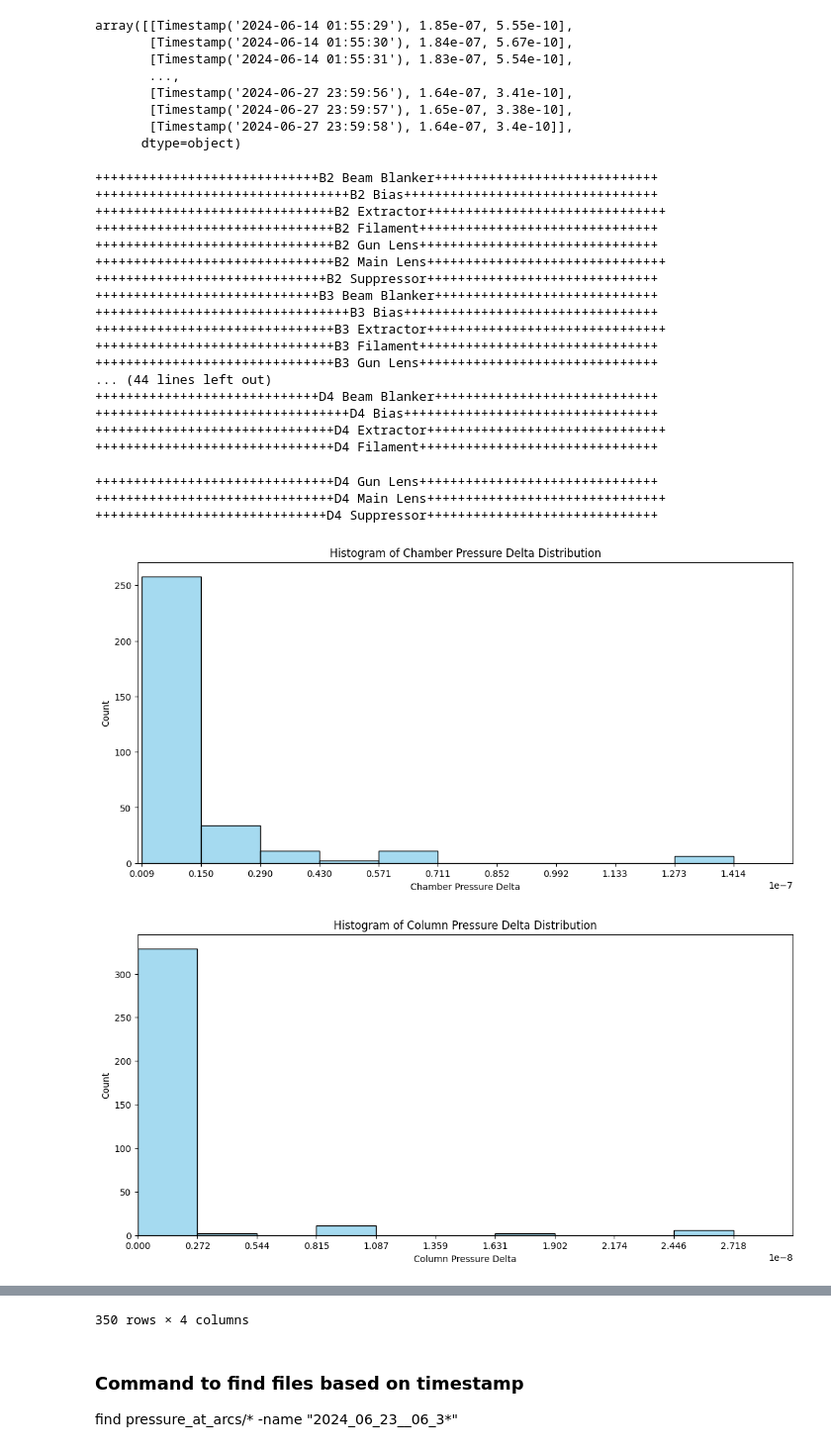
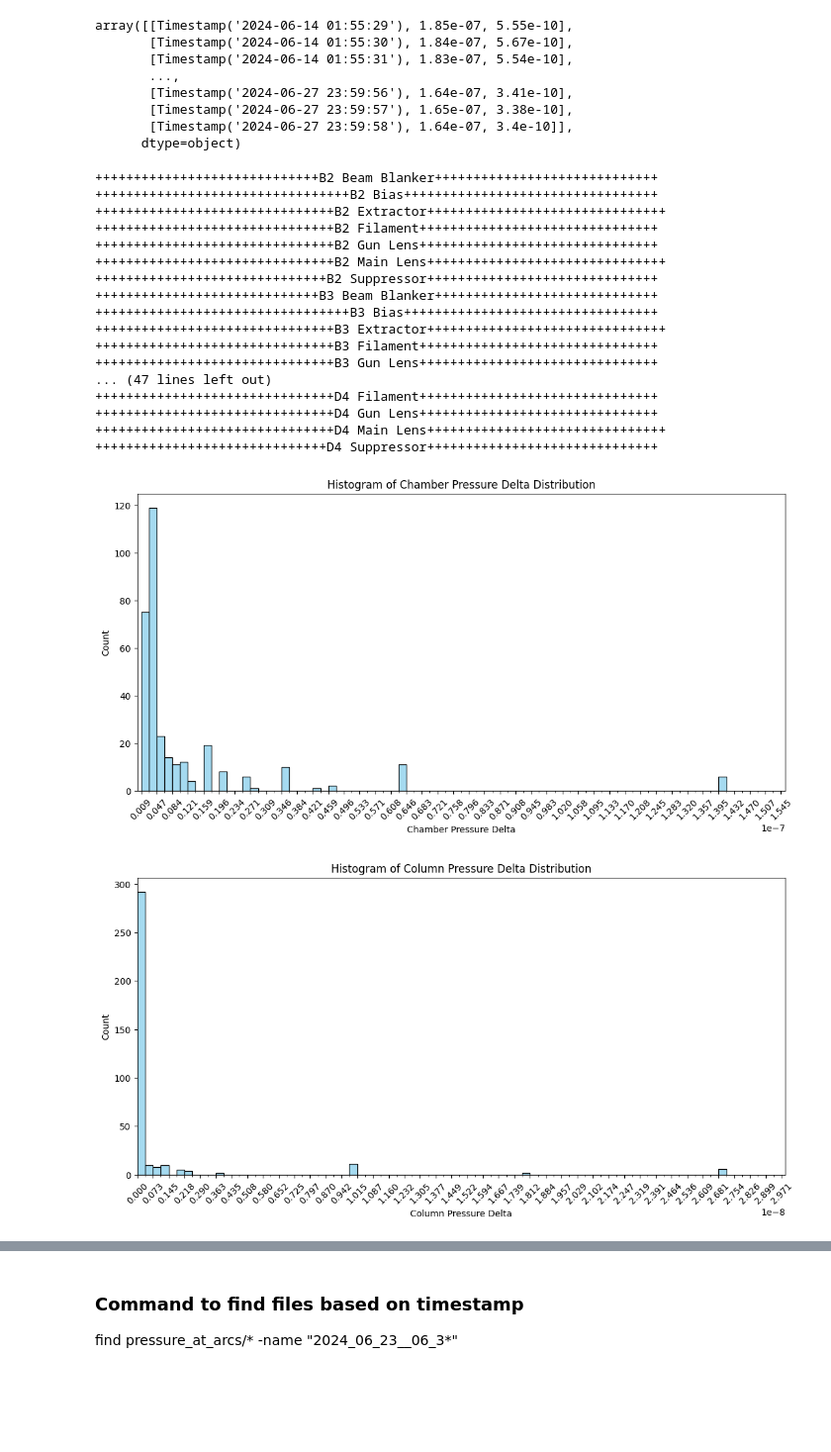
Before and after one commit to westondcrewe/Multibeam, a Jupyter notebook: notebook_files/pressure_at_arcs_3.ipynb, the cells around one changed output, grey strips where cells are left out. Shown at 99% size. Cells and saved outputs as stored; diff of their text form; code cells hidden in the pictures; blank space fills up the shorter version.

Commit message:
make histograms for pressure delta distribution

```diff
--- a/notebook_files/pressure_at_arcs_3.ipynb
+++ b/notebook_files/pressure_at_arcs_3.ipynb
@@ -180,14 +181,17 @@ def pressure_delta_dist_plot(pressure_delta_df, n_bins=10):
         max_delta = pressure_delta_data.max()
         delta_range = max_delta - min_delta
         bin_width = delta_range/n_bins
-        sns.histplot(pressure_delta_data,
-        bins=n_bins, binrange=(min_delta, max_delta), color='skyblue')
-        plt.xticks(np.arange(min_delta - bin_width, max_delta + bin_width, bin_width))
+        sns.histplot(pressure_delta_data, bins=n_bins, binrange=(min_delta, max_delta), color='skyblue')
+        ax = plt.gca()
+        ax.set_xticks(np.arange(min_delta - bin_width, max_delta + bin_width, bin_width))
+        ax.xaxis.set_major_locator(ticker.MultipleLocator(base=bin_width * 2, offset=min_delta))
+        ax.xaxis.set_minor_locator(ticker.MultipleLocator(base=bin_width, offset=min_delta))
+        plt.xticks(rotation=45)
         plt.xlim(0,1.1*max_delta)
         plt.xlabel(f'{pres_type} Pressure Delta')
         plt.ylabel('Count')
         plt.title(f'Histogram of {pres_type} Pressure Delta Distribution')
-        plt.savefig(f"plots/{str.lower(pres_type)}_pressure_delta_distribution_histogram.pdf", format='pdf')
+        plt.savefig(f"plots/{str.lower(pres_type)}_pressure_delta_histogram_{n_bins}_bins.pdf", format='pdf')
         plt.show()
 # %%
 # MAIN LOOP
@@ -210,40 +214,37 @@ for col_idx, col_hvps in enumerate(col_hvps_list):
     arc_times, arc_time_idx = get_arc_times(col_hvps)                                        # col_idx from enumerate will be offset by 1 from proper index in arc_counts
     # FILTER PRESSURE DATA BASED ON ARC TIMES
     pressure, arc_times_list, arc_component_list, chamber_delta_list, column_delta_list = pressure_window(col_hvps, arc_times, arc_time_idx)
     pressure_delta_dict["Arc Time"].extend(arc_times_list)
     pressure_delta_dict["Arc Component"].extend(arc_component_list)
     pressure_delta_dict["Chamber Pressure Delta"].extend(chamber_delta_list)
     pressure_delta_dict["Column Pressure Delta"].extend(column_delta_list)
 pressure_delta_df = pd.DataFrame(pressure_delta_dict)
 pressure_delta_df.to_csv('data/pressure_deltas_at_arcs.csv', index=False)
-pressure_delta_dist_plot(pressure_delta_df)
+pressure_delta_dist_plot(pressure_delta_df, 75)
 end_time = time.time()
 elapsed_time = end_time-start_time
 print(f"{elapsed_time=}")
 pressure_delta_df
 # Baseline: 55.4 seconds
 # Current best: 50.4 seconds, 9.9% faster
 # Now with updated delta methodology + plots: 1m18.5s
 # %% [output]
 +++++++++++++++++++++++++++++B2 Beam Blanker+++++++++++++++++++++++++++++
 +++++++++++++++++++++++++++++++++B2 Bias+++++++++++++++++++++++++++++++++
 +++++++++++++++++++++++++++++++B2 Extractor+++++++++++++++++++++++++++++++
 +++++++++++++++++++++++++++++++B2 Filament+++++++++++++++++++++++++++++++
 +++++++++++++++++++++++++++++++B2 Gun Lens+++++++++++++++++++++++++++++++
 +++++++++++++++++++++++++++++++B2 Main Lens+++++++++++++++++++++++++++++++
 ++++++++++++++++++++++++++++++B2 Suppressor++++++++++++++++++++++++++++++
 +++++++++++++++++++++++++++++B3 Beam Blanker+++++++++++++++++++++++++++++
 +++++++++++++++++++++++++++++++++B3 Bias+++++++++++++++++++++++++++++++++
 +++++++++++++++++++++++++++++++B3 Extractor+++++++++++++++++++++++++++++++
 +++++++++++++++++++++++++++++++B3 Filament+++++++++++++++++++++++++++++++
 +++++++++++++++++++++++++++++++B3 Gun Lens+++++++++++++++++++++++++++++++
-... (44 lines left out)
-+++++++++++++++++++++++++++++D4 Beam Blanker+++++++++++++++++++++++++++++
-+++++++++++++++++++++++++++++++++D4 Bias+++++++++++++++++++++++++++++++++
-+++++++++++++++++++++++++++++++D4 Extractor+++++++++++++++++++++++++++++++
+... (47 lines left out)
 +++++++++++++++++++++++++++++++D4 Filament+++++++++++++++++++++++++++++++
++++++++++++++++++++++++++++++++D4 Gun Lens+++++++++++++++++++++++++++++++
++++++++++++++++++++++++++++++++D4 Main Lens+++++++++++++++++++++++++++++++
+++++++++++++++++++++++++++++++D4 Suppressor++++++++++++++++++++++++++++++
-+++++++++++++++++++++++++++++++D4 Gun Lens+++++++++++++++++++++++++++++++
-+++++++++++++++++++++++++++++++D4 Main Lens+++++++++++++++++++++++++++++++
-++++++++++++++++++++++++++++++D4 Suppressor++++++++++++++++++++++++++++++
-[figure, old version]
+[figure, new version]
-[figure, old version]
+[figure, new version]
@@ -263,4 +265,3 @@ elapsed_time=0.41051697731018066
-350 rows × 4 columns
 # %% [markdown]
 ### Command to find files based on timestamp
 find pressure_at_arcs/* -name "2024_06_23__06_3*"
```
Also changed, not shown: parts of 2 cells of this notebook, 7 other files.
